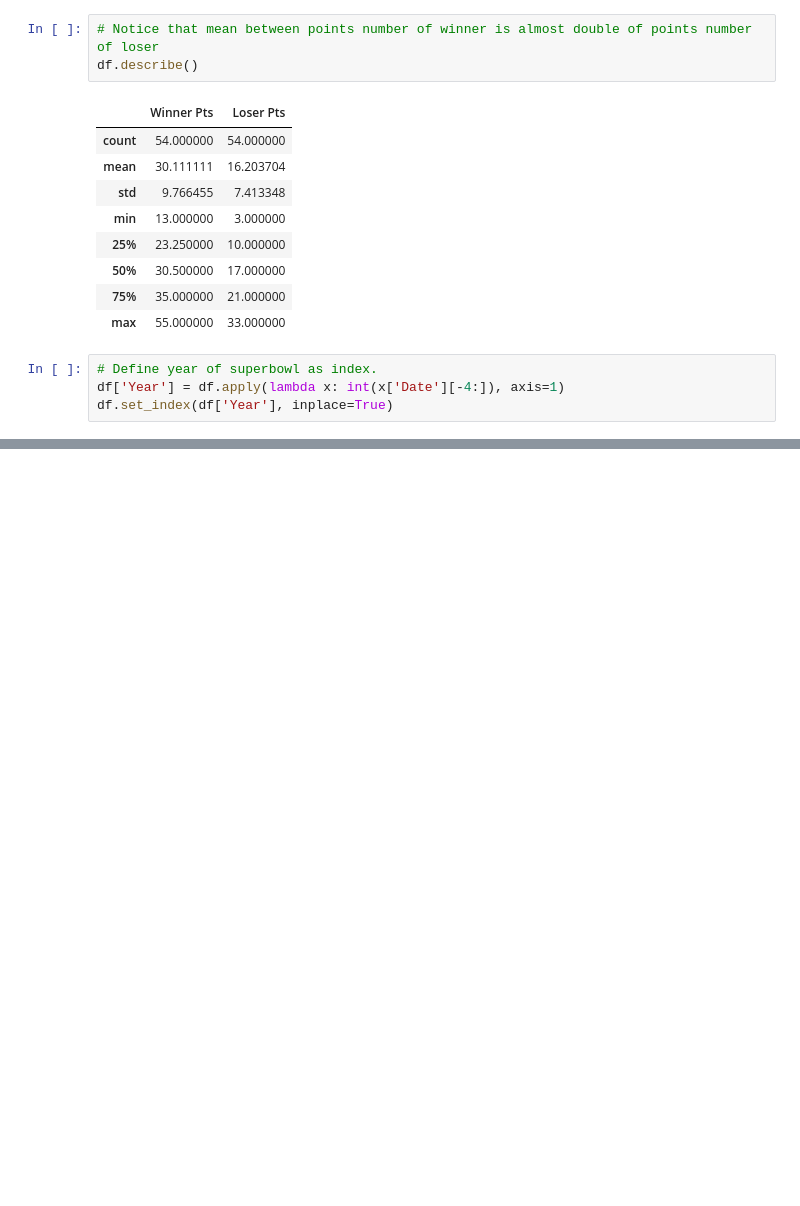
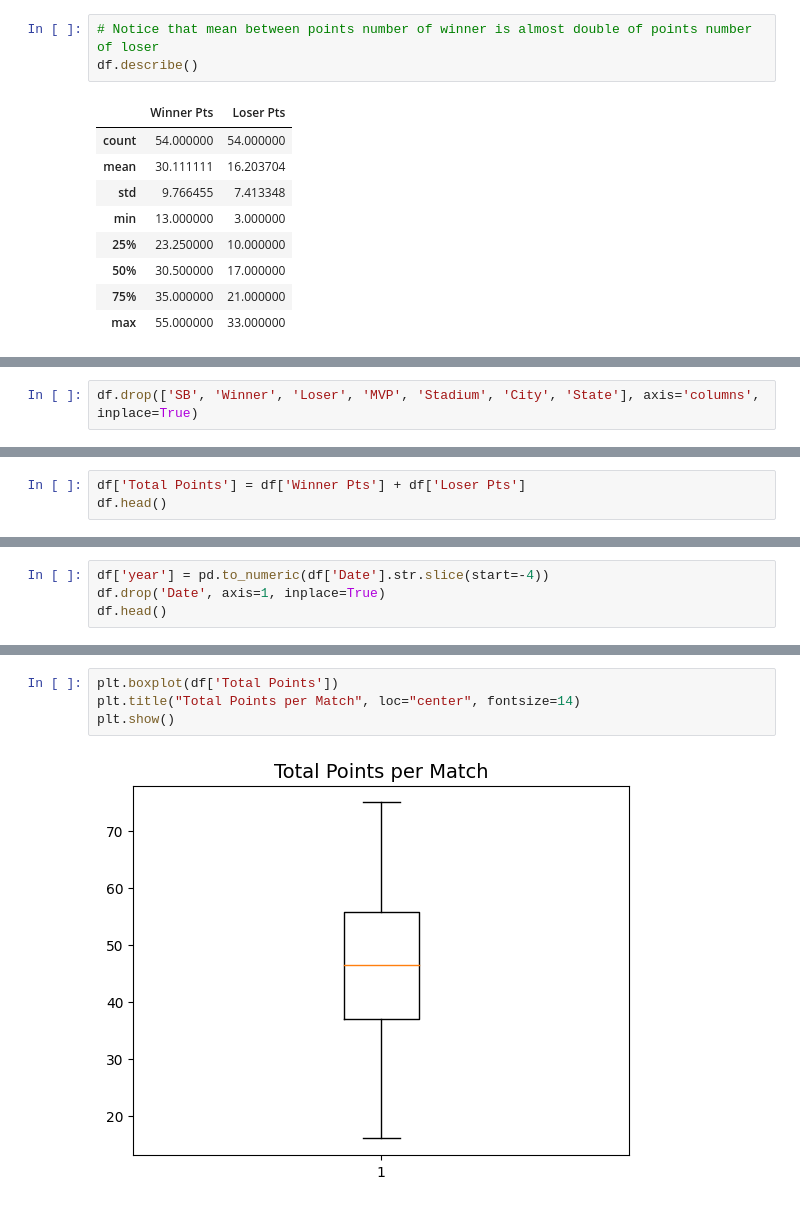
Before and after one commit to WBlackstorm/superbowl-science, a Jupyter notebook: superbowl.ipynb, the cells around one changed output, grey strips where cells are left out. Saved outputs shown, nothing was run; the diff lists cells and outputs as text; blank space fills up the shorter version.

```diff
--- a/superbowl.ipynb
+++ b/superbowl.ipynb
@@ -29,7 +49,3 @@ df.describe()
 | 50% | 30.500000 | 17.000000 |
 | 75% | 35.000000 | 21.000000 |
 | max | 55.000000 | 33.000000 |
-# %%
-# Define year of superbowl as index.
-df['Year'] = df.apply(lambda x: int(x['Date'][-4:]), axis=1)
-df.set_index(df['Year'], inplace=True)
@@ -165,0 +52,2 @@ sorted_teams
+# %%
+df.drop(['SB', 'Winner', 'Loser', 'MVP', 'Stadium', 'City', 'State'], axis='columns', inplace=True)
@@ -165,0 +63,3 @@ sorted_teams
+# %%
+df['Total Points'] = df['Winner Pts'] + df['Loser Pts']
+df.head()
@@ -165,0 +73,4 @@ sorted_teams
+# %%
+df['year'] = pd.to_numeric(df['Date'].str.slice(start=-4))
+df.drop('Date', axis=1, inplace=True)
+df.head()
@@ -165,0 +84,6 @@ sorted_teams
+# %%
+plt.boxplot(df['Total Points'])
+plt.title("Total Points per Match", loc="center", fontsize=14)
+plt.show()
+# %% [output]
+[figure, added]
```
Also changed, not shown: parts of 18 cells of this notebook, 1 other file.
